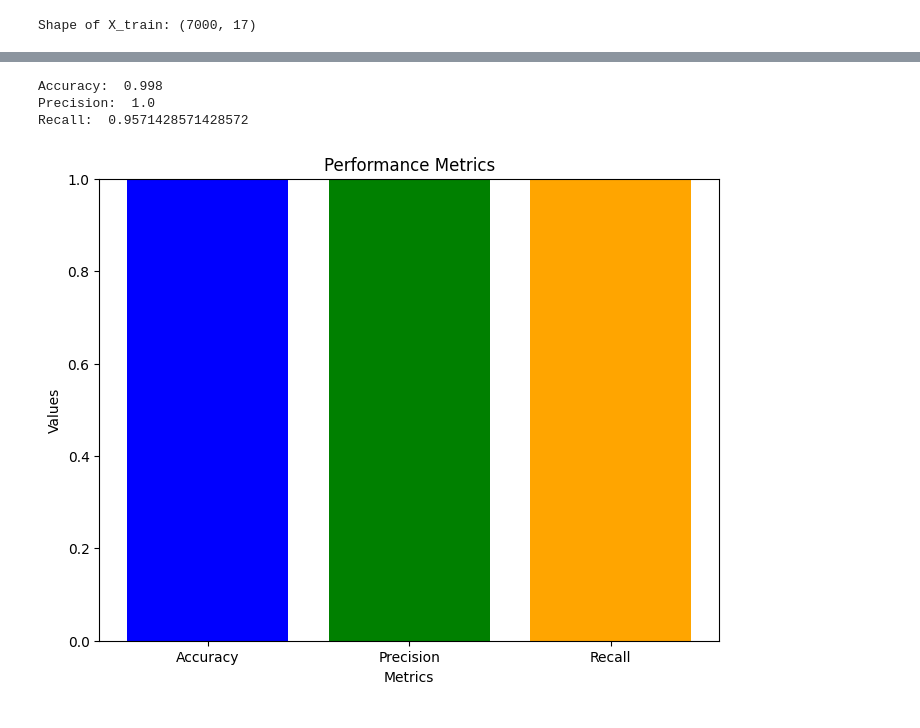
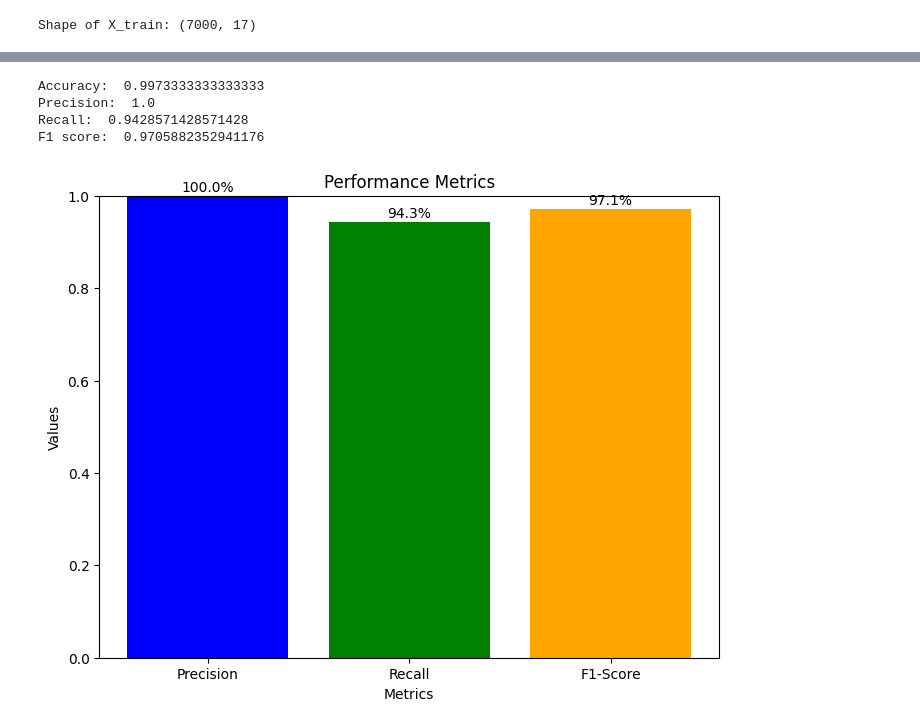
Before and after one commit to JenilGajjar20/SensorNetGuard, a Jupyter notebook: combined.ipynb, the cells around one changed output, grey strips where cells are left out. Cells and saved outputs as stored; diff of their text form; code cells hidden in the pictures.

```diff
--- a/combined.ipynb
+++ b/combined.ipynb
@@ -232,0 +234,2 @@ Recall:  1.0
+# %%
+metrics = ['Precision', 'Recall', 'F1-Score']
@@ -398,6 +418,6 @@ print("Precision: ", gru_precision)
 gru_recall = recall_score(y_test_gru, gru_classes)
 print("Recall: ", gru_recall)
 
-# f1_score_value = f1_score(y_test_gru, gru_classes)
-# print("F1 score: ", f1_score_value)
+f1_score_value_gru = f1_score(y_test_gru, gru_classes)
+print("F1 score: ", f1_score_value_gru)
 # %% [output]
@@ -406,0 +428,16 @@ Recall:  0.34285714285714286
+# %%
+gru_values = [gru_precision, gru_recall, f1_score_value_gru]
+
+plt.figure(figsize=(8, 6))
+gru_matrix_bars = plt.bar(metrics, gru_values, color=[
+                          'blue', 'green', 'orange'])
+for bar in gru_matrix_bars:
+    y_val = bar.get_height()
+    plt.text(bar.get_x() + bar.get_width() / 2, y_val +
+             0.01, f'{y_val*100:.1f}%', ha='center')
+
+plt.xlabel('Metrics')
+plt.ylabel('Values')
+plt.title('Performance Metrics')
+plt.ylim(0, 1)
+plt.show()
@@ -582,15 +620,16 @@ cnn_classes = cnn_classes[:, 0]
 cnn_accuracy = accuracy_score(y_test_cnn, cnn_classes)
 print("Accuracy: ", cnn_accuracy)
 
-cnn_precision = precision_score(y_test_cnn, cnn_classes)
+cnn_precision = precision_score(y_test_cnn, cnn_classes, zero_division=1)
 print("Precision: ", cnn_precision)
 
-cnn_recall = recall_score(y_test_cnn, cnn_classes)
+cnn_recall = recall_score(y_test_cnn, cnn_classes, zero_division=1)
 print("Recall: ", cnn_recall)
 
-# f1_score_value = f1_score(y_test_cnn, cnn_classes)
-# print("F1 score: ", f1_score_value)
+f1_score_value_cnn = f1_score(y_test_cnn, cnn_classes, zero_division=1)
+print("F1 score: ", f1_score_value_cnn)
 # %% [output]
-Accuracy:  0.998
+Accuracy:  0.9973333333333333
 Precision:  1.0
-Recall:  0.9571428571428572
+Recall:  0.9428571428571428
+F1 score:  0.9705882352941176
@@ -614,13 +636,18 @@ Recall:  0.9571428571428572
 # %%
-metrics = ['Accuracy', 'Precision', 'Recall']
-lstm_values = [lstm_accuracy, lstm_precision, lstm_recall]
+cnn_values = [cnn_precision, cnn_recall, f1_score_value_cnn]
 
 plt.figure(figsize=(8, 6))
-plt.bar(metrics, lstm_values, color=['blue', 'green', 'orange'])
+cnn_matrix_bars = plt.bar(metrics, cnn_values, color=[
+                          'blue', 'green', 'orange'])
+for bar in cnn_matrix_bars:
+    y_val = bar.get_height()
+    plt.text(bar.get_x() + bar.get_width() / 2, y_val +
+             0.01, f'{y_val*100:.1f}%', ha='center')
+
 plt.xlabel('Metrics')
 plt.ylabel('Values')
 plt.title('Performance Metrics')
 plt.ylim(0, 1)
 plt.show()
 # %% [output]
-[figure, old version]
+[figure, new version]
```
Also changed, not shown: parts of 42 cells of this notebook.
